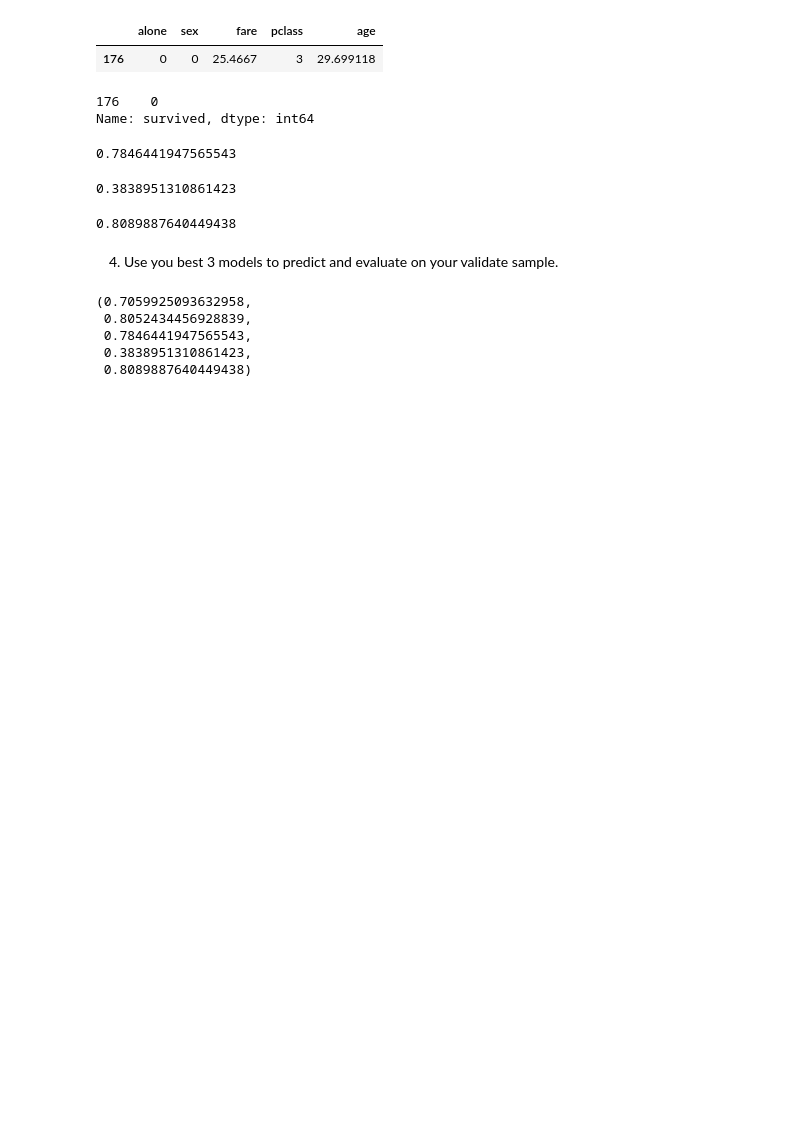
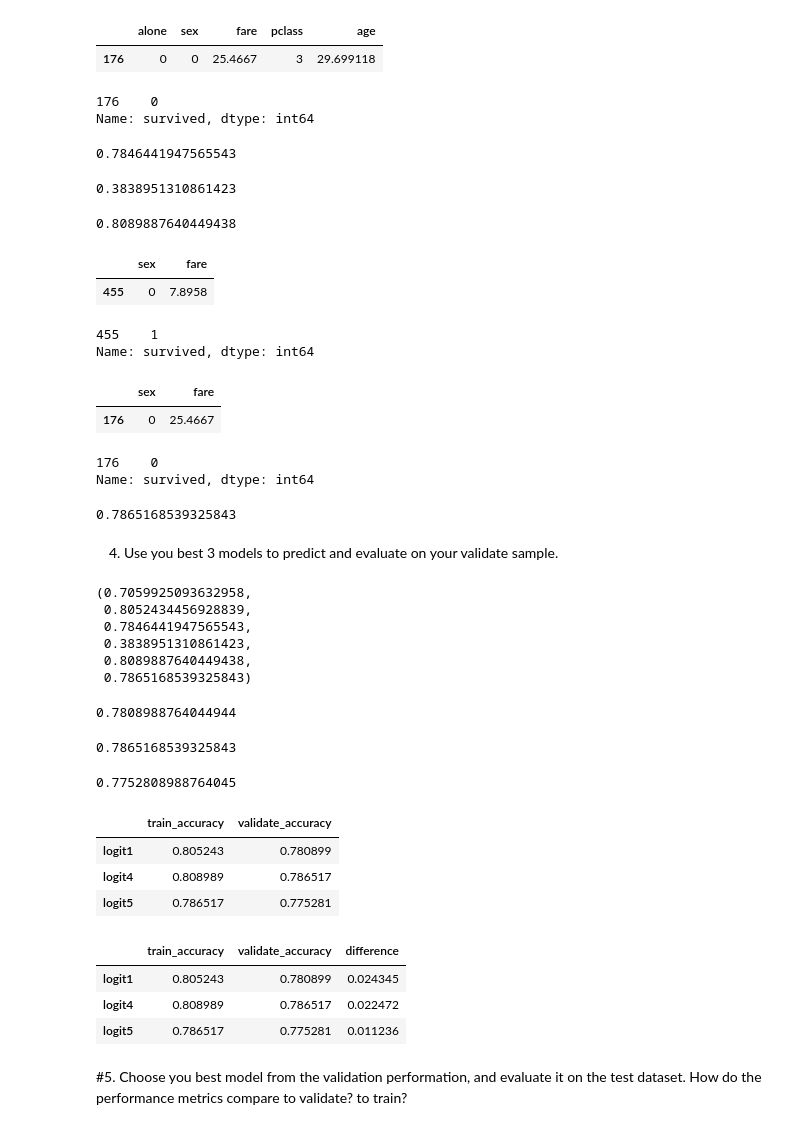
Before and after one commit to rajeshlamichhane04/classification_exercises, a Jupyter notebook: model.ipynb, the cells around one changed output. Cells and saved outputs as stored; diff of their text form; code cells hidden in the pictures; blank space fills up the shorter version.

Commit message:
modeling exercises

```diff
--- a/model.ipynb
+++ b/model.ipynb
@@ -1433,10 +1446,82 @@ accuracy4
+# %%
+X_train5.head(1)
+# %% [output]
+|  | sex | fare |
+| 455 | 0 | 7.8958 |
+# %%
+y_train5.head(1)
+# %% [output]
+455    1
+Name: survived, dtype: int64
+# %%
+X_validate5.head(1)
+# %% [output]
+|  | sex | fare |
+| 176 | 0 | 25.4667 |
+# %%
+y_validate5.head(1)
+# %% [output]
+176    0
+Name: survived, dtype: int64
+# %%
+#one model
+#create
+logit5 = LogisticRegression()
+#fit
+logit5.fit(X_train5,y_train5)
+#predict
+y_pred5 = logit5.predict(X_train5)
+#score
+accuracy5= logit5.score(X_train5,y_train5)
+accuracy5
+# %% [output]
+0.7865168539325843
 # %% [markdown]
 4. Use you best 3 models to predict and evaluate on your validate sample.
 # %%
-accuracy,accuracy1,accuracy2,accuracy3,accuracy4
+#print accuracies
+accuracy,accuracy1,accuracy2,accuracy3,accuracy4,accuracy5
 # %% [output]
 (0.7059925093632958,
  0.8052434456928839,
  0.7846441947565543,
  0.3838951310861423,
- 0.8089887640449438)
+ 0.8089887640449438,
+ 0.7865168539325843)
+# %%
+#i am going to use logit1,logit4 and logit 5
+accuracy_validate1 = logit1.score(X_validate1,y_validate1)
+accuracy_validate1
+# %% [output]
+0.7808988764044944
+# %%
+#logit4 is fitted on train sample 2 above
+accuracy_validate4 = logit4.score(X_validate2,y_validate2)
+accuracy_validate4
+# %% [output]
+0.7865168539325843
+# %%
+accuracy_validate5 = logit5.score(X_validate5,y_validate5)
+accuracy_validate5
+# %% [output]
+0.7752808988764045
+# %%
+#convert in datafara e
+df = pd.DataFrame({"train_accuracy":[accuracy1,accuracy4,accuracy5], "validate_accuracy":[accuracy_validate1,accuracy_validate4, accuracy_validate5]},
+                  index=["logit1", "logit4","logit5"])
+df
+# %% [output]
+|  | train_accuracy | validate_accuracy |
+| logit1 | 0.805243 | 0.780899 |
+| logit4 | 0.808989 | 0.786517 |
+| logit5 | 0.786517 | 0.775281 |
+# %%
+df["difference"] = df.train_accuracy - df.validate_accuracy
+df
+# %% [output]
+|  | train_accuracy | validate_accuracy | difference |
+| logit1 | 0.805243 | 0.780899 | 0.024345 |
+| logit4 | 0.808989 | 0.786517 | 0.022472 |
+| logit5 | 0.786517 | 0.775281 | 0.011236 |
+# %% [markdown]
+#5. Choose you best model from the validation performation, and evaluate it on the test dataset. How do the performance metrics compare to validate? to train?
```
Also changed, not shown: parts of 10 cells of this notebook.
